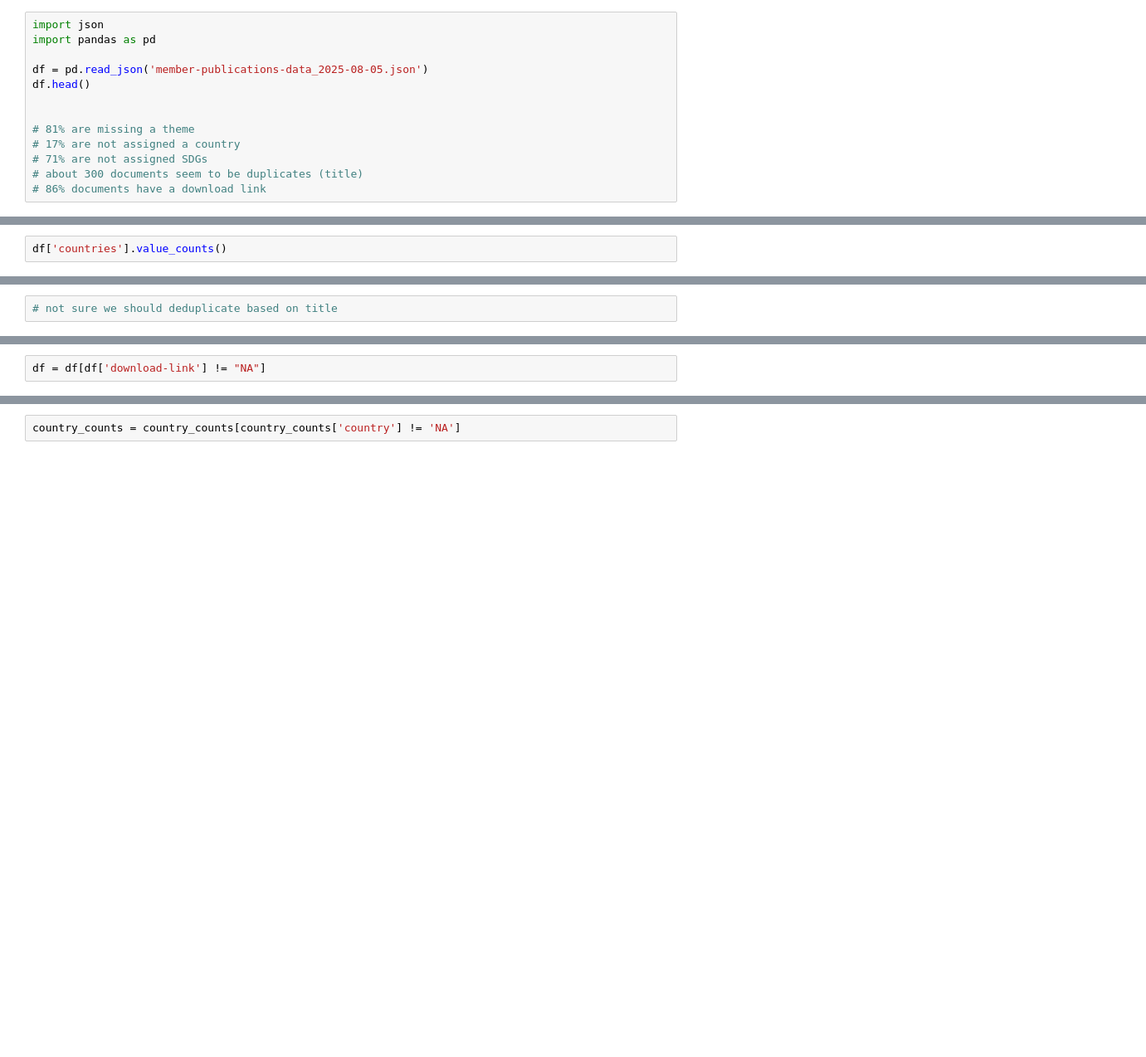
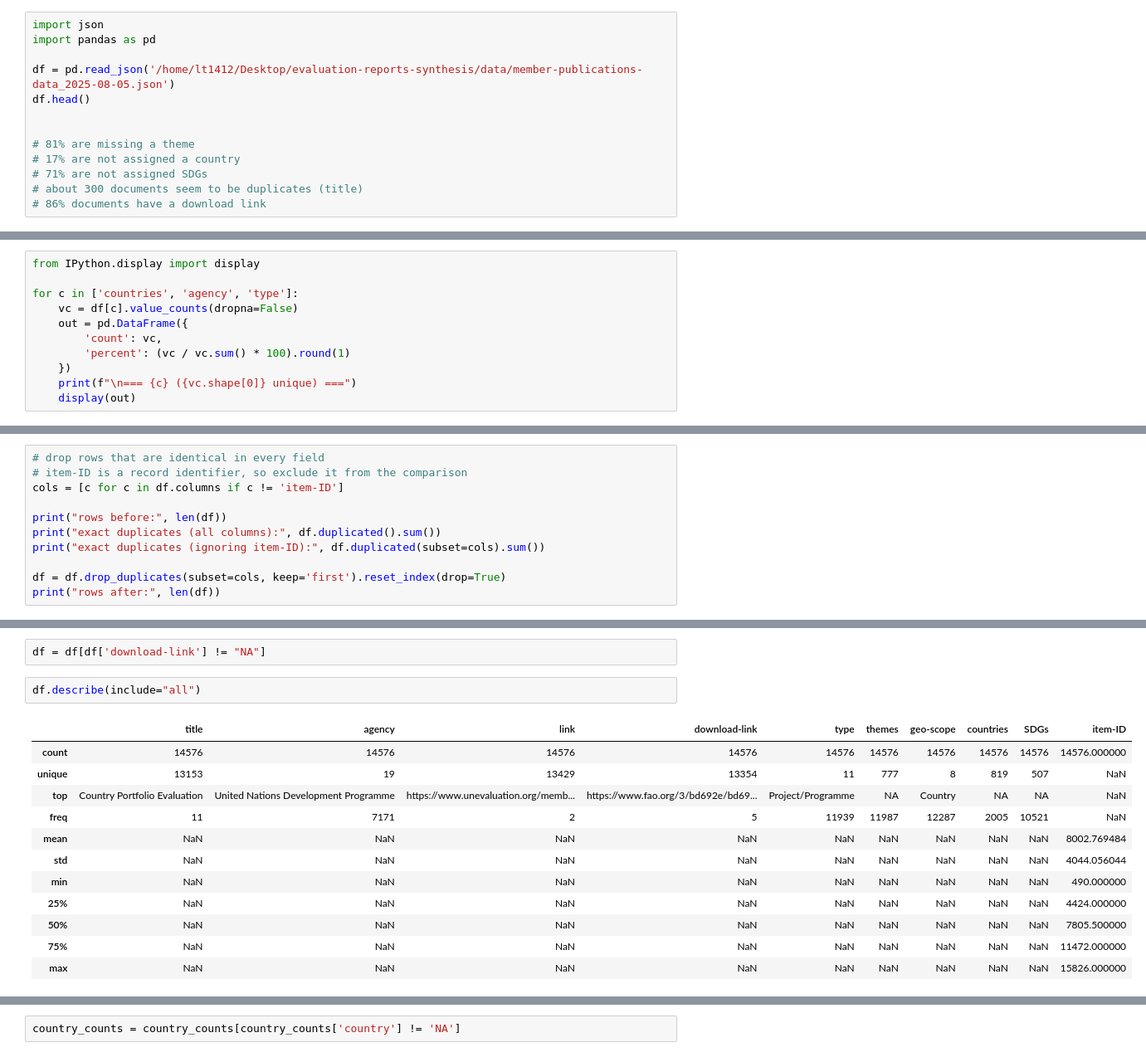
Before and after one commit to destiny-evidence/evaluation-reports-synthesis, a Jupyter notebook: scripts/member-publications-plots.ipynb, the cells around one changed output, grey strips where cells are left out. Shown at 83% size. Cells and saved outputs as stored; diff of their text form; blank space fills up the shorter version.

```diff
--- a/scripts/member-publications-plots.ipynb
+++ b/scripts/member-publications-plots.ipynb
@@ -2,7 +2,7 @@
 import json
 import pandas as pd
 
-df = pd.read_json('member-publications-data_2025-08-05.json')
+df = pd.read_json('/home/lt1412/Desktop/evaluation-reports-synthesis/data/member-publications-data_2025-08-05.json')
 df.head()
 
 
@@ -19,5 +19,14 @@ df.head()
 | 3 | Evaluation of WFP's Environmental... | World Food Programme | https://www.unevaluation.org/memb... | https://www.wfp.org/publications/... | Policy/Strategy | Environment | Global | NA | SDG2 - Zero Hunger | 11634 |
 | 4 | Evaluation of Global Health Days ... | World Health Organization | https://www.unevaluation.org/memb... | NA | Global/Thematic | Communications and media | Global | NA | SDG3 - Good Health and Well-Being | 15542 |
 # %%
-df['countries'].value_counts()
+from IPython.display import display
+
+for c in ['countries', 'agency', 'type']:
+    vc = df[c].value_counts(dropna=False)
+    out = pd.DataFrame({
+        'count': vc,
+        'percent': (vc / vc.sum() * 100).round(1)
+    })
+    print(f"\n=== {c} ({vc.shape[0]} unique) ===")
+    display(out)
 # %% [output]
@@ -37,3 +81,12 @@ Name: count, Length: 933, dtype: int64
 # %%
-# not sure we should deduplicate based on title
+# drop rows that are identical in every field
+# item-ID is a record identifier, so exclude it from the comparison
+cols = [c for c in df.columns if c != 'item-ID']
+
+print("rows before:", len(df))
+print("exact duplicates (all columns):", df.duplicated().sum())
+print("exact duplicates (ignoring item-ID):", df.duplicated(subset=cols).sum())
+
+df = df.drop_duplicates(subset=cols, keep='first').reset_index(drop=True)
+print("rows after:", len(df))
 # %% [output]
@@ -41,5 +97,20 @@ TypeError: DataFrame.dropna() takes 1 positional argument but 2 were given
 # %%
 df = df[df['download-link'] != "NA"]
+# %%
+df.describe(include="all")
+# %% [output]
+|  | title | agency | link | download-link | type | themes | geo-scope | countries | SDGs | item-ID |
+| count | 14576 | 14576 | 14576 | 14576 | 14576 | 14576 | 14576 | 14576 | 14576 | 14576.000000 |
+| unique | 13153 | 19 | 13429 | 13354 | 11 | 777 | 8 | 819 | 507 | NaN |
+| top | Country Portfolio Evaluation | United Nations Development Programme | https://www.unevaluation.org/memb... | https://www.fao.org/3/bd692e/bd69... | Project/Programme | NA | Country | NA | NA | NaN |
+| freq | 11 | 7171 | 2 | 5 | 11939 | 11987 | 12287 | 2005 | 10521 | NaN |
+| mean | NaN | NaN | NaN | NaN | NaN | NaN | NaN | NaN | NaN | 8002.769484 |
+| std | NaN | NaN | NaN | NaN | NaN | NaN | NaN | NaN | NaN | 4044.056044 |
+| min | NaN | NaN | NaN | NaN | NaN | NaN | NaN | NaN | NaN | 490.000000 |
+| 25% | NaN | NaN | NaN | NaN | NaN | NaN | NaN | NaN | NaN | 4424.000000 |
+| 50% | NaN | NaN | NaN | NaN | NaN | NaN | NaN | NaN | NaN | 7805.500000 |
+| 75% | NaN | NaN | NaN | NaN | NaN | NaN | NaN | NaN | NaN | 11472.000000 |
+| max | NaN | NaN | NaN | NaN | NaN | NaN | NaN | NaN | NaN | 15826.000000 |
 # %%
 import matplotlib.patches as mpatches
 import matplotlib.pyplot as plt
```
Also changed, not shown: parts of 7 cells of this notebook, 6 other files.
